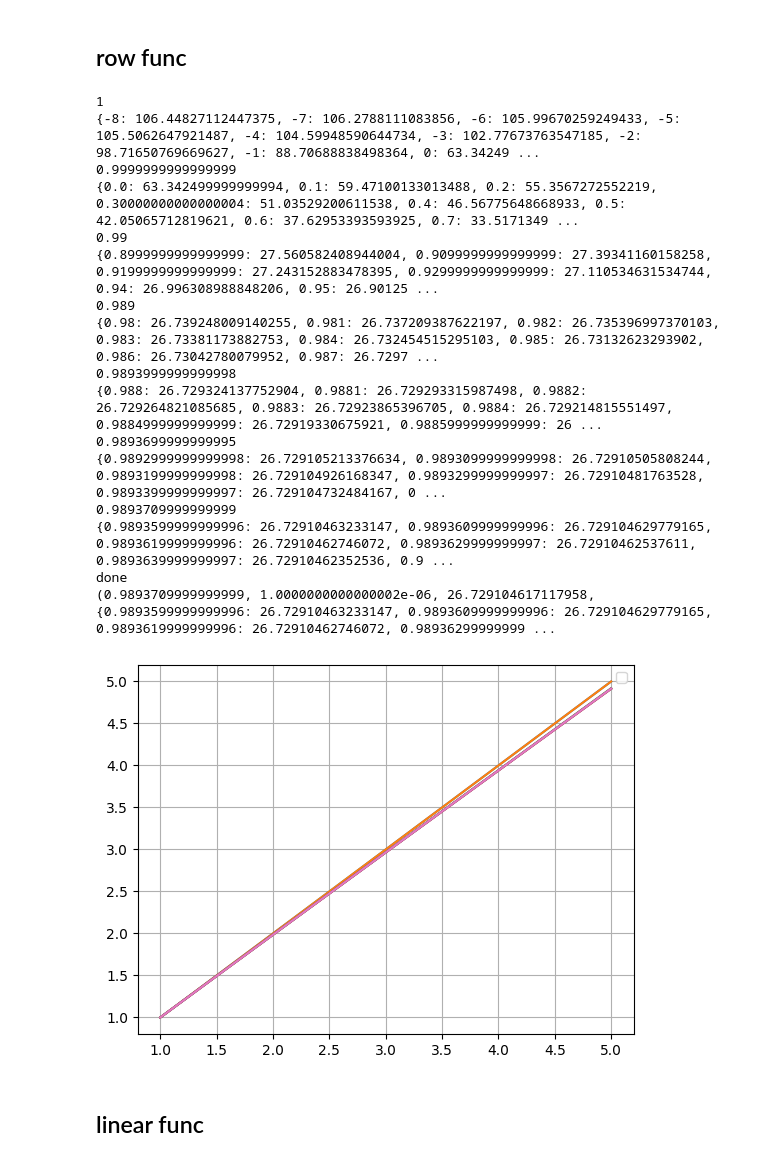
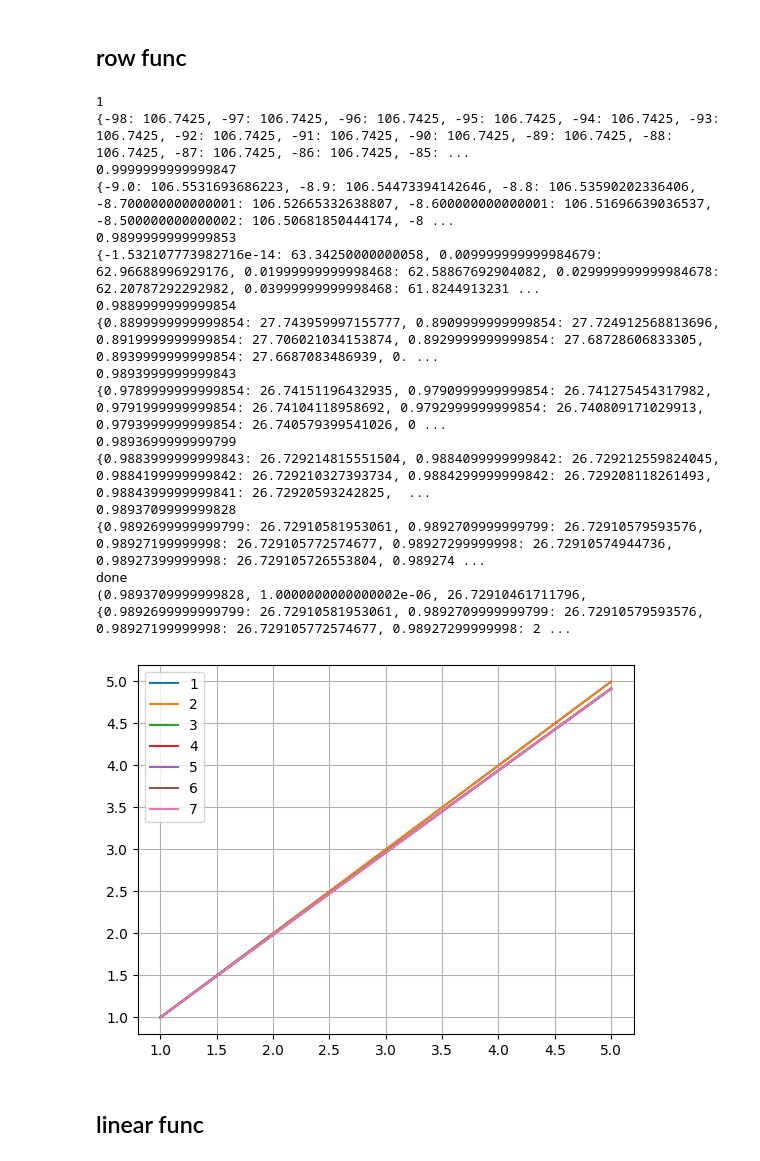
Before and after one commit to mythyskaiser/leetcode, a Jupyter notebook: introduction/chisl/chisl2.ipynb, the cells around one changed output. Cells and saved outputs as stored; diff of their text form; code cells hidden in the pictures.

```diff
--- a/introduction/chisl/chisl2.ipynb
+++ b/introduction/chisl/chisl2.ipynb
@@ -16,54 +16,56 @@ def float_range(start,begin,step):
 besties = []
 
 def pow_method_lowest_squares(data, num, diviator, sigmoid):
-    start = num-10*diviator
-    end = num+10*diviator
+    start = num-100*diviator
+    end = num+100*diviator
     arr_errors = {}
     # arr_errors_str = []
     for i in float_range(start, end, diviator):
         error = 0
         for j in range(len(data)):
             func = pow(data[j][0], i)
             error += pow(data[j][1]-func, 2)
         # arr_errors_str.append(f"{error} {i}")
         arr_errors.update({i:error})
     num = min(arr_errors, key=arr_errors.get)
     print(num)
     error = arr_errors[num]
     besties.append(num)
     print(arr_errors)
 
     if(abs(arr_errors[num]-arr_errors[num-diviator])<sigmoid):
         print("done")
         return num, diviator, error , arr_errors
     diviator = diviator/10
     return pow_method_lowest_squares(data, num, diviator, sigmoid)
 
 print(pow_method_lowest_squares(data, 2, 1, 0.00000001))
 x = np.linspace(1,5, 1000)
+n = 1
 for i in range(len(besties)):
-    plt.plot(x, pow(x, besties[i]))
+    plt.plot(x, pow(x, besties[i]), label = n)
+    n+=1
 plt.grid(True)
 plt.legend()
 plt.show()
 # %% [output]
 1
-{-8: 106.44827112447375, -7: 106.2788111083856, -6: 105.99670259249433, -5: 105.5062647921487, -4: 104.59948590644734, -3: 102.77673763547185, -2: 98.71650769669627, -1: 88.70688838498364, 0: 63.34249 ...
-0.9999999999999999
-{0.0: 63.342499999999994, 0.1: 59.47100133013488, 0.2: 55.3567272552219, 0.30000000000000004: 51.03529200611538, 0.4: 46.56775648668933, 0.5: 42.05065712819621, 0.6: 37.62953393593925, 0.7: 33.5171349 ...
-0.99
-{0.8999999999999999: 27.560582408944004, 0.9099999999999999: 27.39341160158258, 0.9199999999999999: 27.243152883478395, 0.9299999999999999: 27.110534631534744, 0.94: 26.996308988848206, 0.95: 26.90125 ...
-0.989
-{0.98: 26.739248009140255, 0.981: 26.737209387622197, 0.982: 26.735396997370103, 0.983: 26.73381173882753, 0.984: 26.732454515295103, 0.985: 26.73132623293902, 0.986: 26.73042780079952, 0.987: 26.7297 ...
-0.9893999999999998
-{0.988: 26.729324137752904, 0.9881: 26.729293315987498, 0.9882: 26.729264821085685, 0.9883: 26.72923865396705, 0.9884: 26.729214815551497, 0.9884999999999999: 26.72919330675921, 0.9885999999999999: 26 ...
-0.9893699999999995
-{0.9892999999999998: 26.729105213376634, 0.9893099999999998: 26.72910505808244, 0.9893199999999998: 26.729104926168347, 0.9893299999999997: 26.72910481763528, 0.9893399999999997: 26.729104732484167, 0 ...
-0.9893709999999999
-{0.9893599999999996: 26.72910463233147, 0.9893609999999996: 26.729104629779165, 0.9893619999999996: 26.72910462746072, 0.9893629999999997: 26.72910462537611, 0.9893639999999997: 26.72910462352536, 0.9 ...
+{-98: 106.7425, -97: 106.7425, -96: 106.7425, -95: 106.7425, -94: 106.7425, -93: 106.7425, -92: 106.7425, -91: 106.7425, -90: 106.7425, -89: 106.7425, -88: 106.7425, -87: 106.7425, -86: 106.7425, -85: ...
+0.9999999999999847
+{-9.0: 106.5531693686223, -8.9: 106.54473394142646, -8.8: 106.53590202336406, -8.700000000000001: 106.52665332638807, -8.600000000000001: 106.51696639036537, -8.500000000000002: 106.50681850444174, -8 ...
+0.9899999999999853
+{-1.532107773982716e-14: 63.34250000000058, 0.009999999999984679: 62.96688996929176, 0.01999999999998468: 62.58867692904082, 0.029999999999984678: 62.20787292292982, 0.03999999999998468: 61.8244913231 ...
+0.9889999999999854
+{0.8899999999999854: 27.743959997155777, 0.8909999999999854: 27.724912568813696, 0.8919999999999854: 27.706021034153874, 0.8929999999999854: 27.68728606833305, 0.8939999999999854: 27.6687083486939, 0. ...
+0.9893999999999843
+{0.9789999999999854: 26.74151196432935, 0.9790999999999854: 26.741275454317982, 0.9791999999999854: 26.74104118958692, 0.9792999999999854: 26.740809171029913, 0.9793999999999854: 26.740579399541026, 0 ...
+0.9893699999999799
+{0.9883999999999843: 26.729214815551504, 0.9884099999999842: 26.729212559824045, 0.9884199999999842: 26.729210327393734, 0.9884299999999842: 26.729208118261493, 0.9884399999999841: 26.72920593242825,  ...
+0.9893709999999828
+{0.9892699999999799: 26.72910581953061, 0.9892709999999799: 26.72910579593576, 0.98927199999998: 26.729105772574677, 0.98927299999998: 26.72910574944736, 0.98927399999998: 26.729105726553804, 0.989274 ...
 done
-(0.9893709999999999, 1.0000000000000002e-06, 26.729104617117958, {0.9893599999999996: 26.72910463233147, 0.9893609999999996: 26.729104629779165, 0.9893619999999996: 26.72910462746072, 0.98936299999999 ...
+(0.9893709999999828, 1.0000000000000002e-06, 26.72910461711796, {0.9892699999999799: 26.72910581953061, 0.9892709999999799: 26.72910579593576, 0.98927199999998: 26.729105772574677, 0.98927299999998: 2 ...
-[figure, old version]
+[figure, new version]
 # %% [markdown]
 ## linear func
 # %%
```
Also changed, not shown: parts of 3 cells of this notebook.
